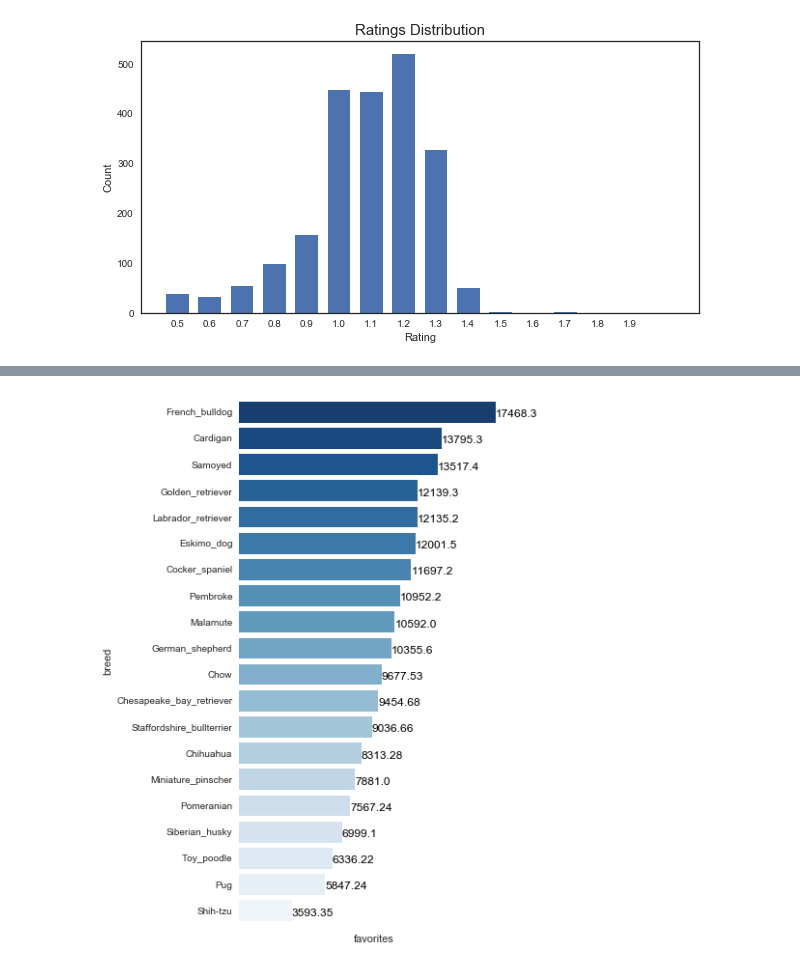
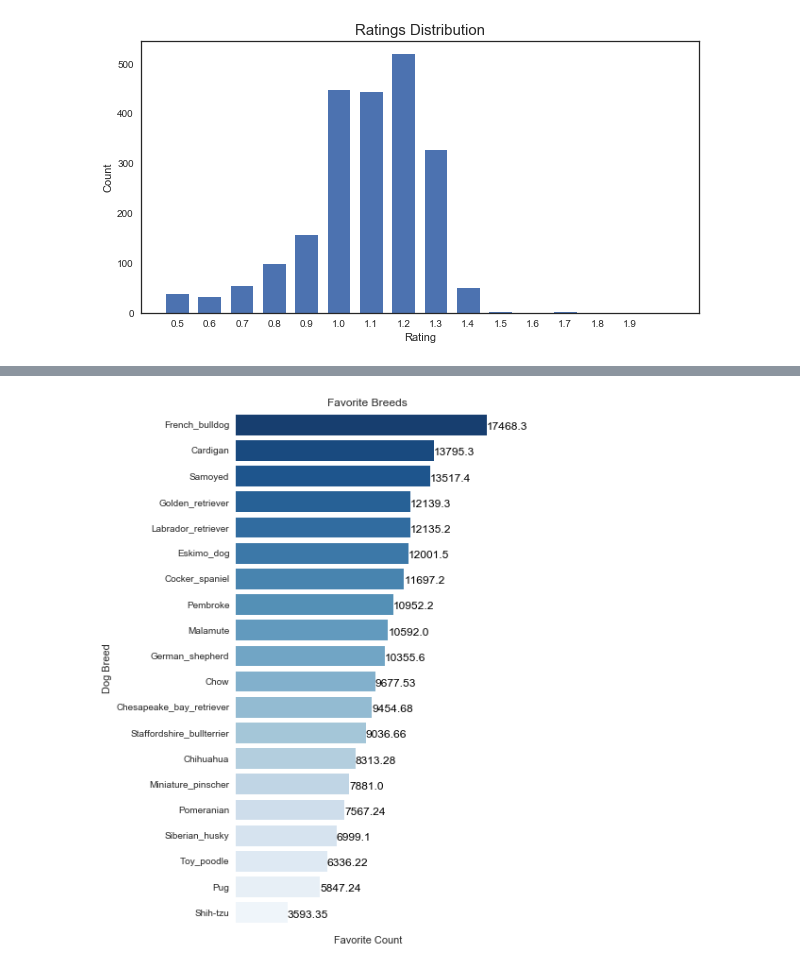
Before and after one commit to MihaiECh/DataWranglingCourse, a Jupyter notebook: wrangle_act.ipynb, the cells around one changed output, grey strips where cells are left out. Saved outputs shown, nothing was run; the diff lists cells and outputs as text; code cells hidden in the pictures.

```diff
--- a/wrangle_act.ipynb
+++ b/wrangle_act.ipynb
@@ -662,5 +884,3 @@ plt.xlabel('Rating')
 plt.title('Ratings Distribution',fontdict={'fontsize':15});
 # %% [output]
 [figure]
-# %%
-df.drop([124],inplace=True)
@@ -729,18 +961,22 @@ sns.despine(fig,bottom=True,left=True);
 # %%
-#Most favoured breed
+#Create the input dataframe storing breed and rating data
 graph_df = pd.DataFrame()
 graph_df['breed'] = breeds
 graph_df['favorites'] = favorites
 
+#Sort the input based on rating
 graph_df.sort_values(by='favorites',ascending=False,inplace=True)
 
+#Build the barplot
 fig, ax = plt.subplots()
 fig.set_figheight(10)
 fig.set_figwidth(5)
+#Add the values next to the bars
 for i,v in enumerate(graph_df.favorites):
     ax.text(v+0.54, i+.2, str(v)[:7], color='black')
 sns.barplot(x=graph_df.favorites, y=graph_df.breed,ax = ax, palette='Blues_r')
 ax.xaxis.set_major_formatter(plt.NullFormatter())
+ax.set(title='Favorite Breeds', xlabel = 'Favorite Count', ylabel = 'Dog Breed')
 sns.despine(fig,bottom=True,left=True);
 # %% [output]
-[figure, old version]
+[figure, new version]
```
Also changed, not shown: parts of 126 cells of this notebook.
